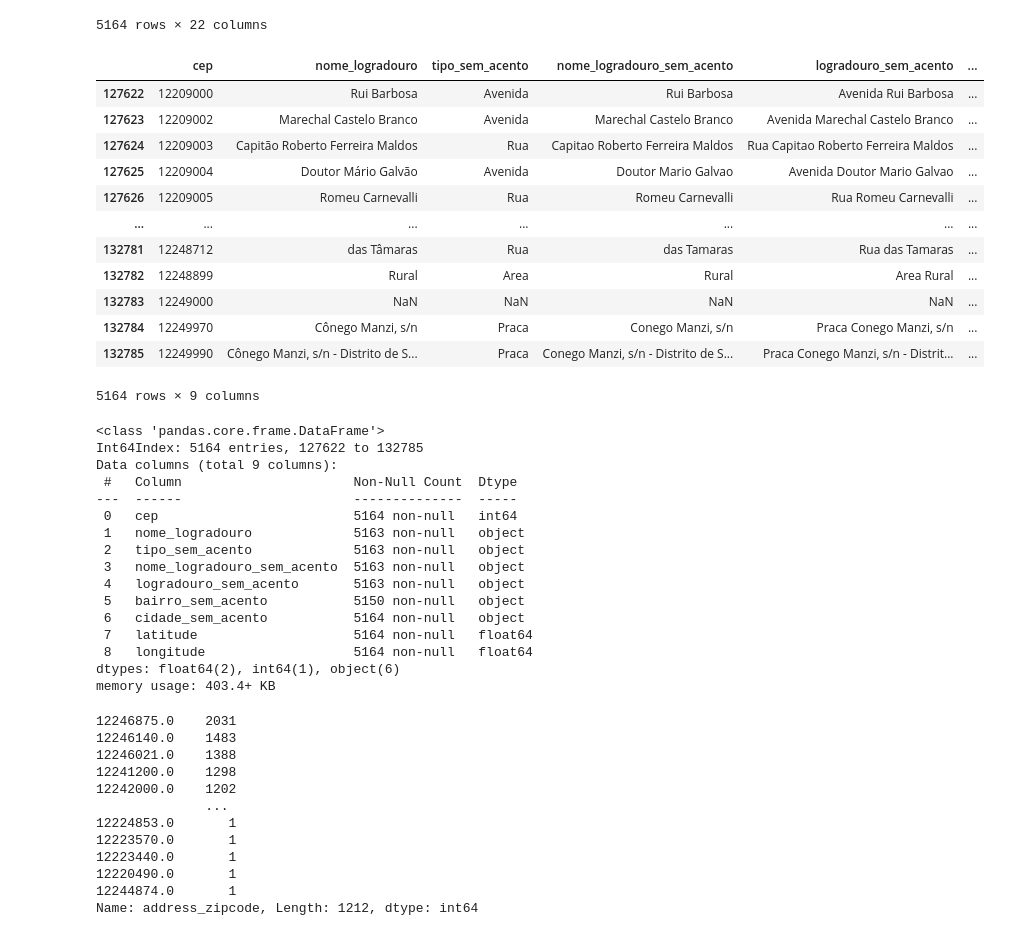
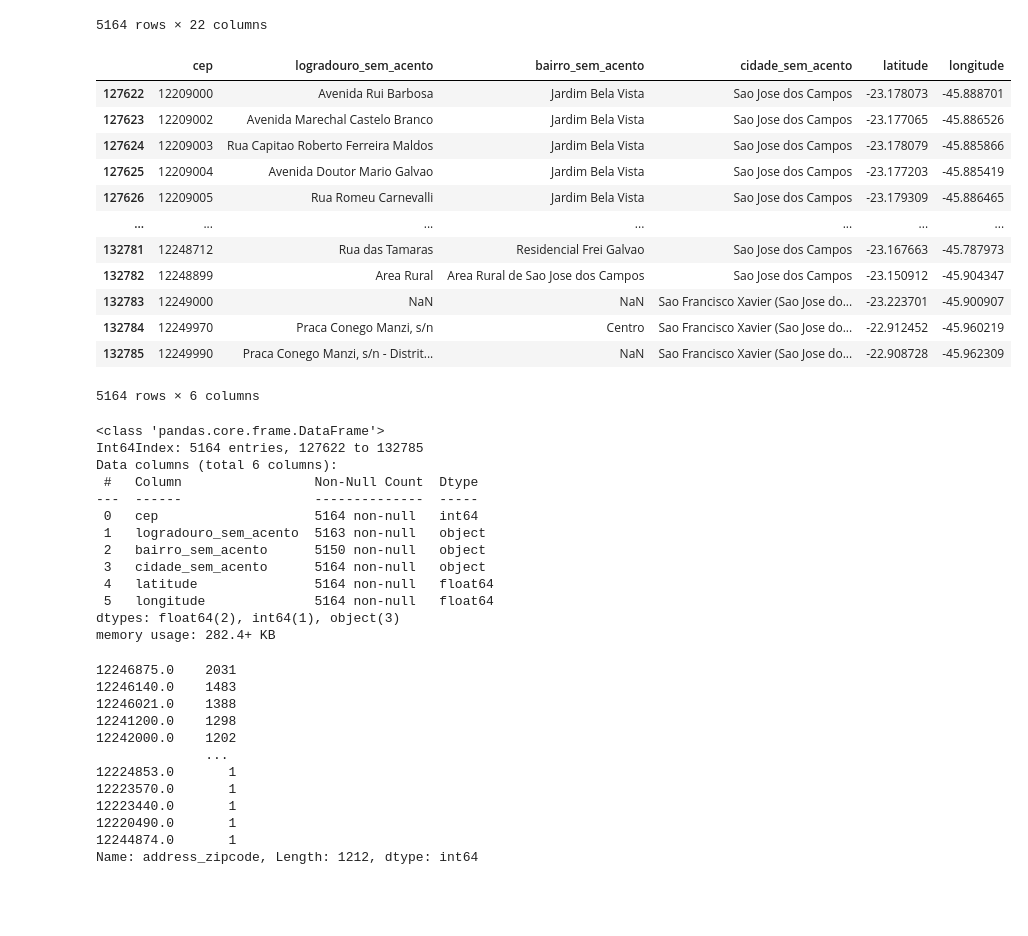
Before and after one commit to fabiollg/PI-4_Predicao_Valores_Imoveis_SJC, a Jupyter notebook: PI_4_Predicao_Valores_Imoveis_SJC.ipynb, the cells around one changed output. Drawn from its saved outputs; the diff is of its cells as text; code cells hidden in the pictures; blank space fills up the shorter version.

```diff
--- a/PI_4_Predicao_Valores_Imoveis_SJC.ipynb
+++ b/PI_4_Predicao_Valores_Imoveis_SJC.ipynb
@@ -289,41 +289,38 @@ display(url_cep2018)
 5164 rows × 22 columns
 # %%
 #Eliminando colunas que não sejam úteis
-url_cep2018_filt = url_cep2018.drop(columns=['tipo','logradouro','bairro','cidade','estado','complemento','grandes_usuarios','complemento_sem_acento','grandes_usuarios_sem_acento','cidade_ibge','cidade_area','ddd','cep_ativo'])
+url_cep2018_filt = url_cep2018.drop(columns=['tipo','logradouro','bairro','cidade','estado','complemento','nome_logradouro','tipo_sem_acento','nome_logradouro_sem_acento','grandes_usuarios','complemento_sem_acento','grandes_usuarios_sem_acento','cidade_ibge','cidade_area','ddd','cep_ativo'])
 display(url_cep2018_filt)
 # %% [output]
-|  | cep | nome_logradouro | tipo_sem_acento | nome_logradouro_sem_acento | logradouro_sem_acento | ... |
-| 127622 | 12209000 | Rui Barbosa | Avenida | Rui Barbosa | Avenida Rui Barbosa | ... |
-| 127623 | 12209002 | Marechal Castelo Branco | Avenida | Marechal Castelo Branco | Avenida Marechal Castelo Branco | ... |
-| 127624 | 12209003 | Capitão Roberto Ferreira Maldos | Rua | Capitao Roberto Ferreira Maldos | Rua Capitao Roberto Ferreira Maldos | ... |
-| 127625 | 12209004 | Doutor Mário Galvão | Avenida | Doutor Mario Galvao | Avenida Doutor Mario Galvao | ... |
-| 127626 | 12209005 | Romeu Carnevalli | Rua | Romeu Carnevalli | Rua Romeu Carnevalli | ... |
+|  | cep | logradouro_sem_acento | bairro_sem_acento | cidade_sem_acento | latitude | longitude |
+| 127622 | 12209000 | Avenida Rui Barbosa | Jardim Bela Vista | Sao Jose dos Campos | -23.178073 | -45.888701 |
+| 127623 | 12209002 | Avenida Marechal Castelo Branco | Jardim Bela Vista | Sao Jose dos Campos | -23.177065 | -45.886526 |
+| 127624 | 12209003 | Rua Capitao Roberto Ferreira Maldos | Jardim Bela Vista | Sao Jose dos Campos | -23.178079 | -45.885866 |
+| 127625 | 12209004 | Avenida Doutor Mario Galvao | Jardim Bela Vista | Sao Jose dos Campos | -23.177203 | -45.885419 |
+| 127626 | 12209005 | Rua Romeu Carnevalli | Jardim Bela Vista | Sao Jose dos Campos | -23.179309 | -45.886465 |
 | ... | ... | ... | ... | ... | ... | ... |
-| 132781 | 12248712 | das Tâmaras | Rua | das Tamaras | Rua das Tamaras | ... |
-| 132782 | 12248899 | Rural | Area | Rural | Area Rural | ... |
-| 132783 | 12249000 | NaN | NaN | NaN | NaN | ... |
-| 132784 | 12249970 | Cônego Manzi, s/n | Praca | Conego Manzi, s/n | Praca Conego Manzi, s/n | ... |
-| 132785 | 12249990 | Cônego Manzi, s/n - Distrito de S... | Praca | Conego Manzi, s/n - Distrito de S... | Praca Conego Manzi, s/n - Distrit... | ... |
+| 132781 | 12248712 | Rua das Tamaras | Residencial Frei Galvao | Sao Jose dos Campos | -23.167663 | -45.787973 |
+| 132782 | 12248899 | Area Rural | Area Rural de Sao Jose dos Campos | Sao Jose dos Campos | -23.150912 | -45.904347 |
+| 132783 | 12249000 | NaN | NaN | Sao Francisco Xavier (Sao Jose do... | -23.223701 | -45.900907 |
+| 132784 | 12249970 | Praca Conego Manzi, s/n | Centro | Sao Francisco Xavier (Sao Jose do... | -22.912452 | -45.960219 |
+| 132785 | 12249990 | Praca Conego Manzi, s/n - Distrit... | NaN | Sao Francisco Xavier (Sao Jose do... | -22.908728 | -45.962309 |
-5164 rows × 9 columns
+5164 rows × 6 columns
 # %%
 url_cep2018_filt.info()
 # %% [output]
 <class 'pandas.core.frame.DataFrame'>
 Int64Index: 5164 entries, 127622 to 132785
-Data columns (total 9 columns):
- #   Column                      Non-Null Count  Dtype
----  ------                      --------------  -----
- 0   cep                         5164 non-null   int64
- 1   nome_logradouro             5163 non-null   object
- 2   tipo_sem_acento             5163 non-null   object
- 3   nome_logradouro_sem_acento  5163 non-null   object
- 4   logradouro_sem_acento       5163 non-null   object
- 5   bairro_sem_acento           5150 non-null   object
- 6   cidade_sem_acento           5164 non-null   object
- 7   latitude                    5164 non-null   float64
- 8   longitude                   5164 non-null   float64
-dtypes: float64(2), int64(1), object(6)
-memory usage: 403.4+ KB
+Data columns (total 6 columns):
+ #   Column                 Non-Null Count  Dtype
+---  ------                 --------------  -----
+ 0   cep                    5164 non-null   int64
+ 1   logradouro_sem_acento  5163 non-null   object
+ 2   bairro_sem_acento      5150 non-null   object
+ 3   cidade_sem_acento      5164 non-null   object
+ 4   latitude               5164 non-null   float64
+ 5   longitude              5164 non-null   float64
+dtypes: float64(2), int64(1), object(3)
+memory usage: 282.4+ KB
 # %%
 dados_bed_filt['address_zipcode'].value_counts()
 # %% [output]
```
Also changed, not shown: parts of 1 cell of this notebook.
